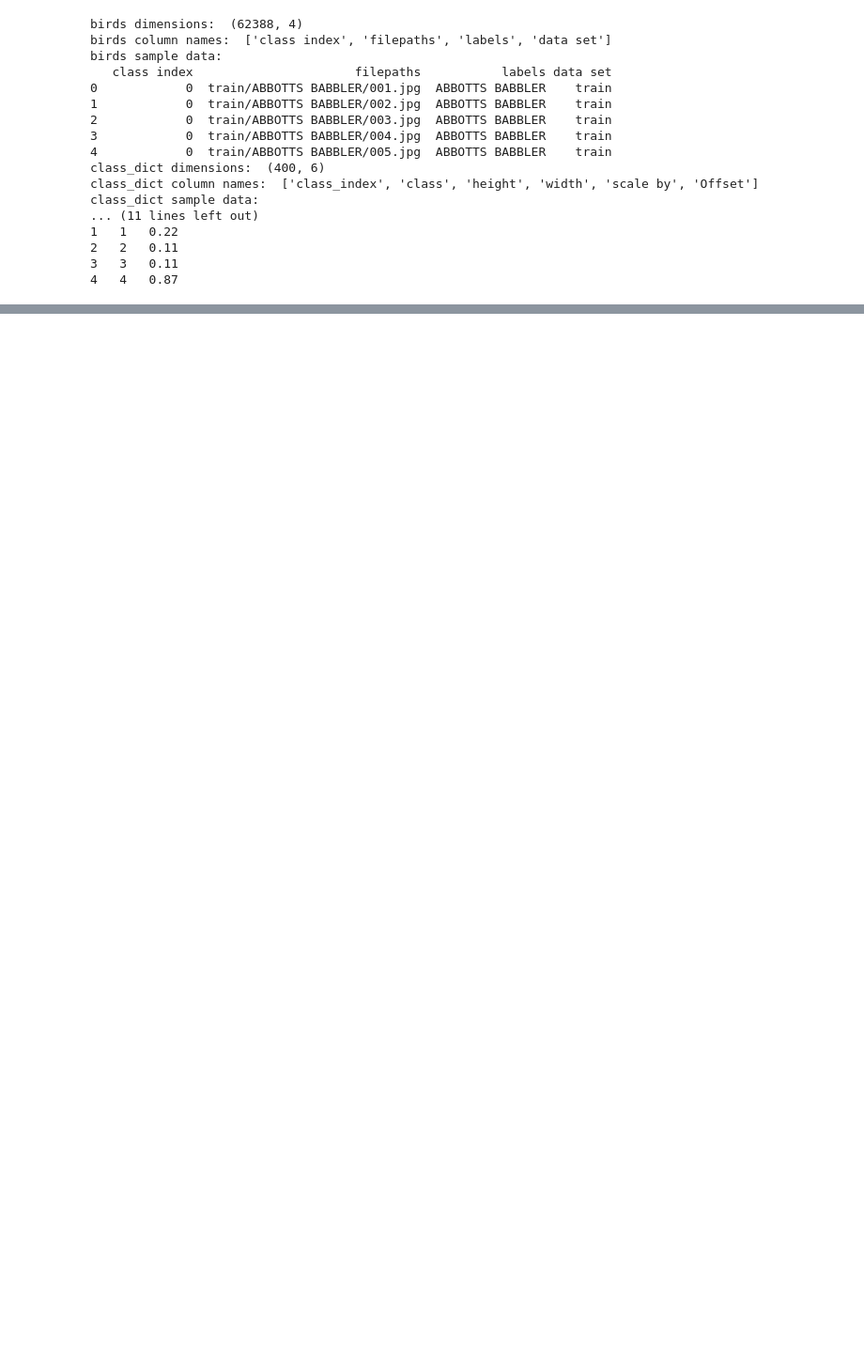
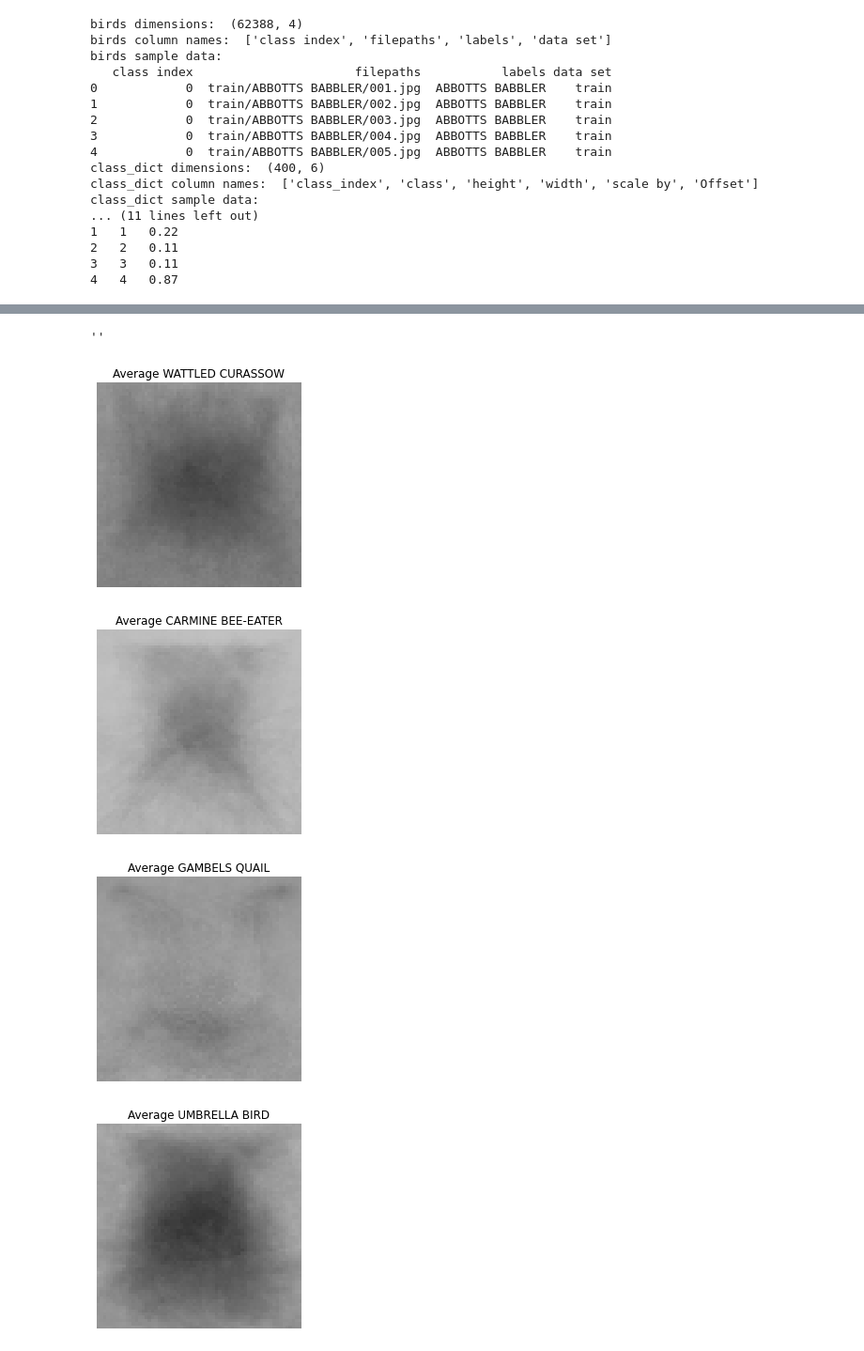
Before and after one commit to nvk681/intro_dl_hw4, a Jupyter notebook: kaggle_EDA.ipynb, the cells around one changed output, grey strips where cells are left out. Shown at 94% size. Saved outputs shown, nothing was run; the diff lists cells and outputs as text; code cells hidden in the pictures; blank space fills up the shorter version.

```diff
--- a/kaggle_EDA.ipynb
+++ b/kaggle_EDA.ipynb
@@ -218,0 +154,41 @@ image 2's dimensions are: (224, 224, 3)
+# %%
+classes = [x[0].split('/')[-1] for x in os.walk(path_for_data+"birds_400/train/")]
+classes.pop(0)
+# print(classes)
+# %% [output]
+''
+# %%
+training_images = {}
+#lets check images of 5 classes, this can be changed by changing the varible value
+no_of_classes = 5
+training_images_list = {}
+for current_class in classes[:no_of_classes]:
+    list_of_names = list(os.walk(path_for_data+"birds_400/train/"+current_class))
+    training_images_list[current_class] = list_of_names[0][2]
+# print(training_images_list)
+for current_class in classes[:no_of_classes]:
+    normal_images = img2np(f'{path_for_data}birds_400/train/{current_class}/', training_images_list[current_class])
+    training_images[current_class] = normal_images
+# %%
+#display the mean for all iages, to see the pixel density
+def find_mean_img(full_mat, title, size = (64, 64)):
+    # calculate the average
+    mean_img = np.mean(full_mat, axis = 0)
+    # reshape it back to a matrix
+    mean_img = mean_img.reshape(size)
+    plt.imshow(mean_img, vmin=0, vmax=255, cmap='Greys_r')
+    plt.title(f'Average {title}')
+    plt.axis('off')
+    plt.show()
+    return mean_img
+norm_mean = {}
+for current_class in classes[:no_of_classes]:
+    norm_mean[current_class] = find_mean_img(training_images[current_class], current_class)
+
+
+#We can observe the bird size, and alignment in the given dataset.
+# %% [output]
+[figure, added]
+[figure, added]
+[figure, added]
+[figure, added]
```
Also changed, not shown: parts of 14 cells of this notebook.
